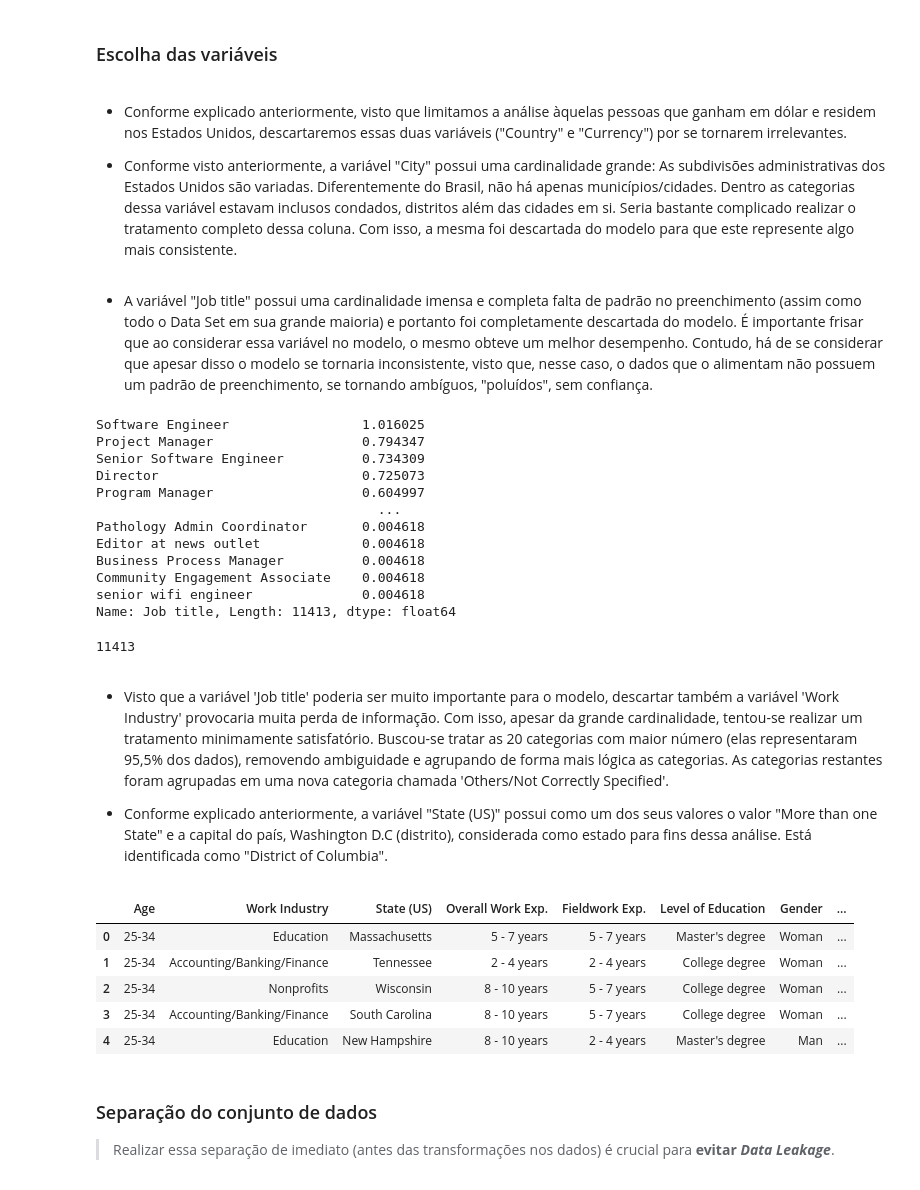
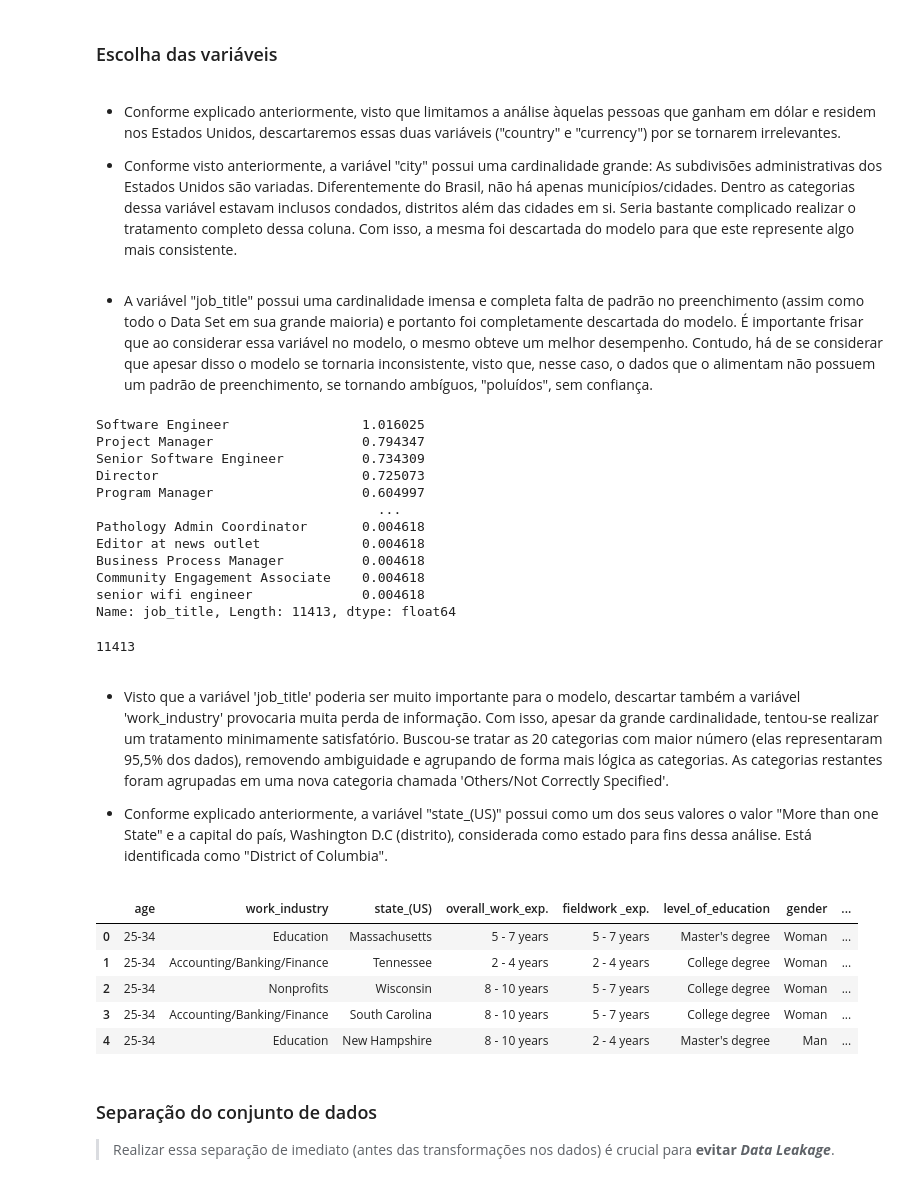
Before and after one commit to raphaellaranjeiras/PROJECT-1__Salary-Survey, a Jupyter notebook: Projeto_1_ML.ipynb, the cells around one changed output. Saved outputs shown, nothing was run; the diff lists cells and outputs as text; code cells hidden in the pictures.

```diff
--- a/Projeto_1_ML.ipynb
+++ b/Projeto_1_ML.ipynb
@@ -67,14 +65,14 @@ df.isnull().mean().mul(100).sum().round(2)
 # %% [markdown]
 ### Escolha das variáveis
 # %% [markdown]
-- Conforme explicado anteriormente, visto que limitamos a análise àquelas pessoas que ganham em dólar e residem nos Estados Unidos, descartaremos essas duas variáveis ("Country" e "Currency") por se tornarem irrelevantes.
+- Conforme explicado anteriormente, visto que limitamos a análise àquelas pessoas que ganham em dólar e residem nos Estados Unidos, descartaremos essas duas variáveis ("country" e "currency") por se tornarem irrelevantes.
 
 
-- Conforme visto anteriormente, a variável "City" possui uma cardinalidade grande: As subdivisões administrativas dos Estados Unidos são variadas. Diferentemente do Brasil, não há apenas municípios/cidades. Dentro as categorias dessa variável estavam inclusos condados, distritos além das cidades em si. Seria bastante complicado realizar o tratamento completo dessa coluna. Com isso, a mesma foi descartada do modelo para que este represente algo mais consistente.
+- Conforme visto anteriormente, a variável "city" possui uma cardinalidade grande: As subdivisões administrativas dos Estados Unidos são variadas. Diferentemente do Brasil, não há apenas municípios/cidades. Dentro as categorias dessa variável estavam inclusos condados, distritos além das cidades em si. Seria bastante complicado realizar o tratamento completo dessa coluna. Com isso, a mesma foi descartada do modelo para que este represente algo mais consistente.
 # %% [markdown]
-- A variável "Job title" possui uma cardinalidade imensa e completa falta de padrão no preenchimento (assim como todo o Data Set em sua grande maioria) e portanto foi completamente descartada do modelo. É importante frisar que ao considerar essa variável no modelo, o mesmo obteve um melhor desempenho. Contudo, há de se considerar que apesar disso o modelo se tornaria inconsistente, visto que, nesse caso, o dados que o alimentam não possuem um padrão de preenchimento, se tornando ambíguos, "poluídos", sem confiança.
+- A variável "job_title" possui uma cardinalidade imensa e completa falta de padrão no preenchimento (assim como todo o Data Set em sua grande maioria) e portanto foi completamente descartada do modelo. É importante frisar que ao considerar essa variável no modelo, o mesmo obteve um melhor desempenho. Contudo, há de se considerar que apesar disso o modelo se tornaria inconsistente, visto que, nesse caso, o dados que o alimentam não possuem um padrão de preenchimento, se tornando ambíguos, "poluídos", sem confiança.
 # %%
-df['Job title'].value_counts(normalize=True).mul(100)
+df['job_title'].value_counts(normalize=True).mul(100)
 # %% [output]
 Software Engineer                 1.016025
 Project Manager                   0.794347
@@ -87,5 +85,5 @@ Editor at news outlet             0.004618
 Business Process Manager          0.004618
 Community Engagement Associate    0.004618
 senior wifi engineer              0.004618
-Name: Job title, Length: 11413, dtype: float64
+Name: job_title, Length: 11413, dtype: float64
 # %%
@@ -93,17 +91,17 @@ df['Job title'].nunique()
 # %% [output]
 11413
 # %% [markdown]
-- Visto que a variável 'Job title' poderia ser muito importante para o modelo, descartar também a variável 'Work Industry' provocaria muita perda de informação. Com isso, apesar da grande cardinalidade, tentou-se realizar um tratamento minimamente satisfatório. Buscou-se tratar as 20 categorias com maior número (elas representaram 95,5% dos dados), removendo ambiguidade e agrupando de forma mais lógica as categorias. As categorias restantes foram agrupadas em uma nova categoria chamada 'Others/Not Correctly Specified'.
+- Visto que a variável 'job_title' poderia ser muito importante para o modelo, descartar também a variável 'work_industry' provocaria muita perda de informação. Com isso, apesar da grande cardinalidade, tentou-se realizar um tratamento minimamente satisfatório. Buscou-se tratar as 20 categorias com maior número (elas representaram 95,5% dos dados), removendo ambiguidade e agrupando de forma mais lógica as categorias. As categorias restantes foram agrupadas em uma nova categoria chamada 'Others/Not Correctly Specified'.
 
 
-- Conforme explicado anteriormente, a variável "State (US)" possui como um dos seus valores o valor "More than one State" e a capital do país, Washington D.C (distrito), considerada como estado para fins dessa análise. Está identificada como "District of Columbia".
+- Conforme explicado anteriormente, a variável "state_(US)" possui como um dos seus valores o valor "More than one State" e a capital do país, Washington D.C (distrito), considerada como estado para fins dessa análise. Está identificada como "District of Columbia".
 # %%
-X = df.drop(['Annual Salary', 'Job title', 'Currency', 'Country', 'City'], axis=1)
-y = df['Annual Salary']
+X = df.drop(['annual_salary', 'job_title', 'currency', 'country', 'city'], axis=1)
+y = df['annual_salary']
 df = pd.concat([X, y], axis=1)
 df.head()
 # %% [output]
-|  | Age | Work Industry | State (US) | Overall Work Exp. | Fieldwork Exp. | Level of Education | Gender | ... |
+|  | age | work_industry | state_(US) | overall_work_exp. | fieldwork _exp. | level_of_education | gender | ... |
 | 0 | 25-34 | Education | Massachusetts | 5 - 7 years | 5 - 7 years | Master's degree | Woman | ... |
 | 1 | 25-34 | Accounting/Banking/Finance | Tennessee | 2 - 4 years | 2 - 4 years | College degree | Woman | ... |
 | 2 | 25-34 | Nonprofits | Wisconsin | 8 - 10 years | 5 - 7 years | College degree | Woman | ... |
```
Also changed, not shown: parts of 14 cells of this notebook, 3 other files.
